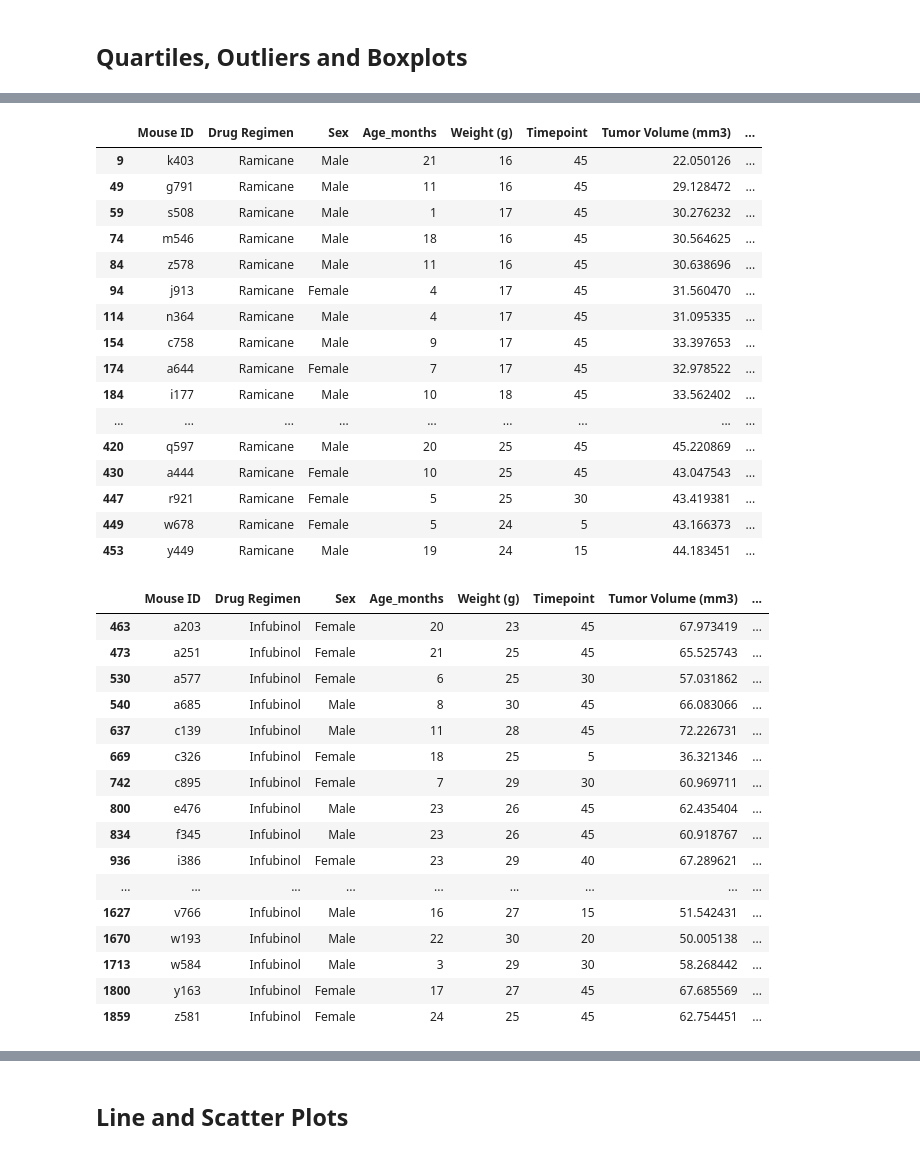
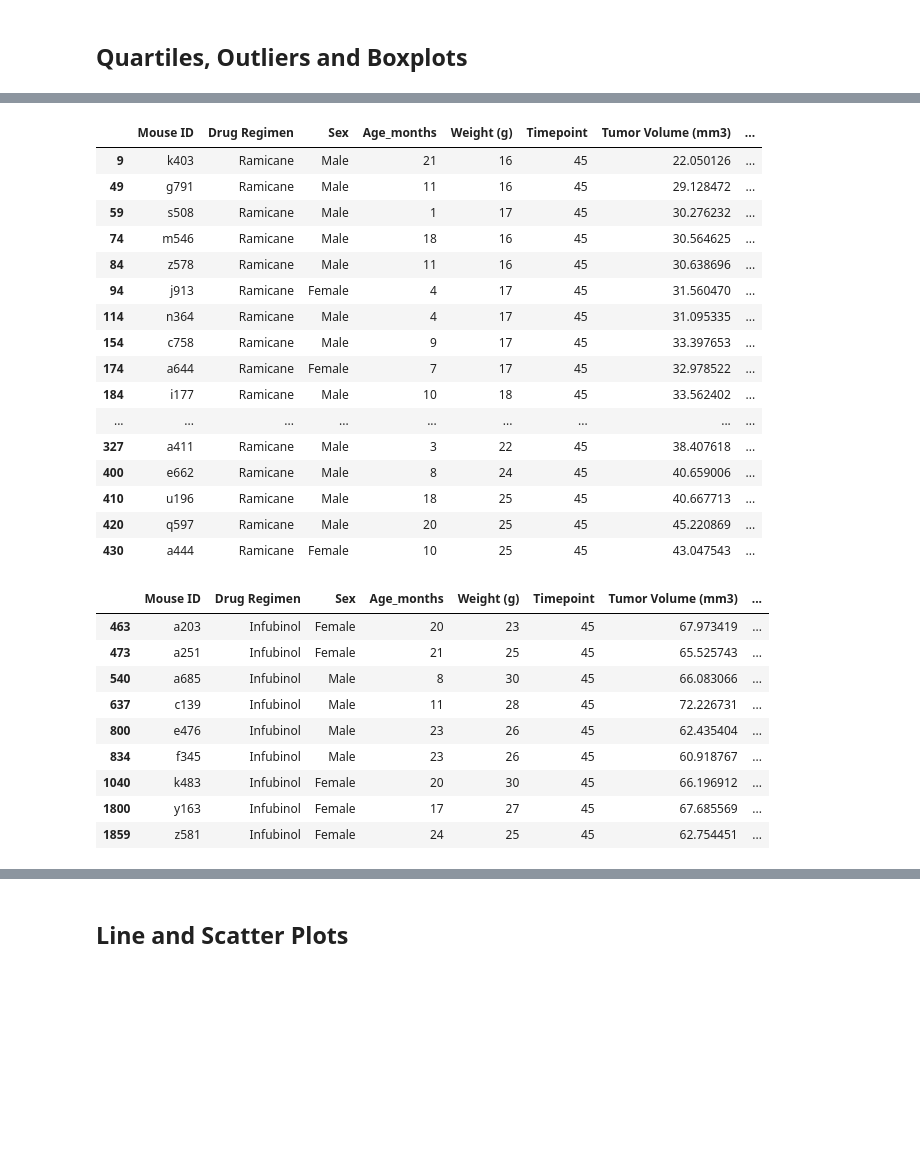
Before and after one commit to YHuang7802/Matplotlib-Challenge, a Jupyter notebook: pymaceuticals_starter-answers.ipynb, the cells around one changed output, grey strips where cells are left out. Saved outputs shown, nothing was run; the diff lists cells and outputs as text; code cells hidden in the pictures; blank space fills up the shorter version.

```diff
--- a/pymaceuticals_starter-answers.ipynb
+++ b/pymaceuticals_starter-answers.ipynb
@@ -52,5 +52,6 @@ dtype: int64
 # Getting the duplicate mice by ID number that shows up for Mouse ID and Timepoint.
 dup_data = combined[combined.duplicated(['Mouse ID', 'Timepoint'])]
 
-dup_data
+bad_mouse = dup_data["Mouse ID"].unique()
+bad_mouse[0]
 # %% [output]
@@ -84,7 +80,7 @@ dup_mouse
 | g989 | Propriva | Female | 21 | 26 | 35 | 62.570880 | 2 |
 # %%
 # Create a clean DataFrame by dropping the duplicate mouse by its ID.
-drop_dup_mouse = indexmouse.drop("g989")
+drop_dup_mouse = indexmouse.drop(bad_mouse[0])
 
 drop_dup_mouse
 # %% [output]
@@ -298,8 +276,10 @@ Capomulin_final
 # %%
-#final time point for  Ramicane
+#final time point for Ramicane
 
-Ramicane_final = final_time.loc[final_time["Drug Regimen"] == "Ramicane", :]
-Ramicane_final
+all_drug_data = mouse_data[mouse_data["Drug Regimen"]== "Ramicane"]
+tp_data = all_drug_data["Timepoint"].max()
+max_rami = all_drug_data[all_drug_data["Timepoint"] == tp_data]
+max_rami
 # %% [output]
 |  | Mouse ID | Drug Regimen | Sex | Age_months | Weight (g) | Timepoint | Tumor Volume (mm3) | ... |
 | 9 | k403 | Ramicane | Male | 21 | 16 | 45 | 22.050126 | ... |
@@ -313,32 +293,27 @@ Ramicane_final
 | 174 | a644 | Ramicane | Female | 7 | 17 | 45 | 32.978522 | ... |
 | 184 | i177 | Ramicane | Male | 10 | 18 | 45 | 33.562402 | ... |
 | ... | ... | ... | ... | ... | ... | ... | ... | ... |
+| 327 | a411 | Ramicane | Male | 3 | 22 | 45 | 38.407618 | ... |
+| 400 | e662 | Ramicane | Male | 8 | 24 | 45 | 40.659006 | ... |
+| 410 | u196 | Ramicane | Male | 18 | 25 | 45 | 40.667713 | ... |
 | 420 | q597 | Ramicane | Male | 20 | 25 | 45 | 45.220869 | ... |
 | 430 | a444 | Ramicane | Female | 10 | 25 | 45 | 43.047543 | ... |
-| 447 | r921 | Ramicane | Female | 5 | 25 | 30 | 43.419381 | ... |
-| 449 | w678 | Ramicane | Female | 5 | 24 | 5 | 43.166373 | ... |
-| 453 | y449 | Ramicane | Male | 19 | 24 | 15 | 44.183451 | ... |
 # %%
 #final time point for Infubinol
 
-Infubinol_final = final_time.loc[final_time["Drug Regimen"] == "Infubinol", :]
-Infubinol_final
+all_drug_data = mouse_data[mouse_data["Drug Regimen"]== "Infubinol"]
+tp_data = all_drug_data["Timepoint"].max()
+max_infu = all_drug_data[all_drug_data["Timepoint"] == tp_data]
+max_infu
 # %% [output]
 |  | Mouse ID | Drug Regimen | Sex | Age_months | Weight (g) | Timepoint | Tumor Volume (mm3) | ... |
 | 463 | a203 | Infubinol | Female | 20 | 23 | 45 | 67.973419 | ... |
 | 473 | a251 | Infubinol | Female | 21 | 25 | 45 | 65.525743 | ... |
-| 530 | a577 | Infubinol | Female | 6 | 25 | 30 | 57.031862 | ... |
 | 540 | a685 | Infubinol | Male | 8 | 30 | 45 | 66.083066 | ... |
 | 637 | c139 | Infubinol | Male | 11 | 28 | 45 | 72.226731 | ... |
-| 669 | c326 | Infubinol | Female | 18 | 25 | 5 | 36.321346 | ... |
-| 742 | c895 | Infubinol | Female | 7 | 29 | 30 | 60.969711 | ... |
 | 800 | e476 | Infubinol | Male | 23 | 26 | 45 | 62.435404 | ... |
 | 834 | f345 | Infubinol | Male | 23 | 26 | 45 | 60.918767 | ... |
-| 936 | i386 | Infubinol | Female | 23 | 29 | 40 | 67.289621 | ... |
-| ... | ... | ... | ... | ... | ... | ... | ... | ... |
-| 1627 | v766 | Infubinol | Male | 16 | 27 | 15 | 51.542431 | ... |
-| 1670 | w193 | Infubinol | Male | 22 | 30 | 20 | 50.005138 | ... |
-| 1713 | w584 | Infubinol | Male | 3 | 29 | 30 | 58.268442 | ... |
+| 1040 | k483 | Infubinol | Female | 20 | 30 | 45 | 66.196912 | ... |
 | 1800 | y163 | Infubinol | Female | 17 | 27 | 45 | 67.685569 | ... |
 | 1859 | z581 | Infubinol | Female | 24 | 25 | 45 | 62.754451 | ... |
 # %%
```
Also changed, not shown: parts of 14 cells of this notebook.
